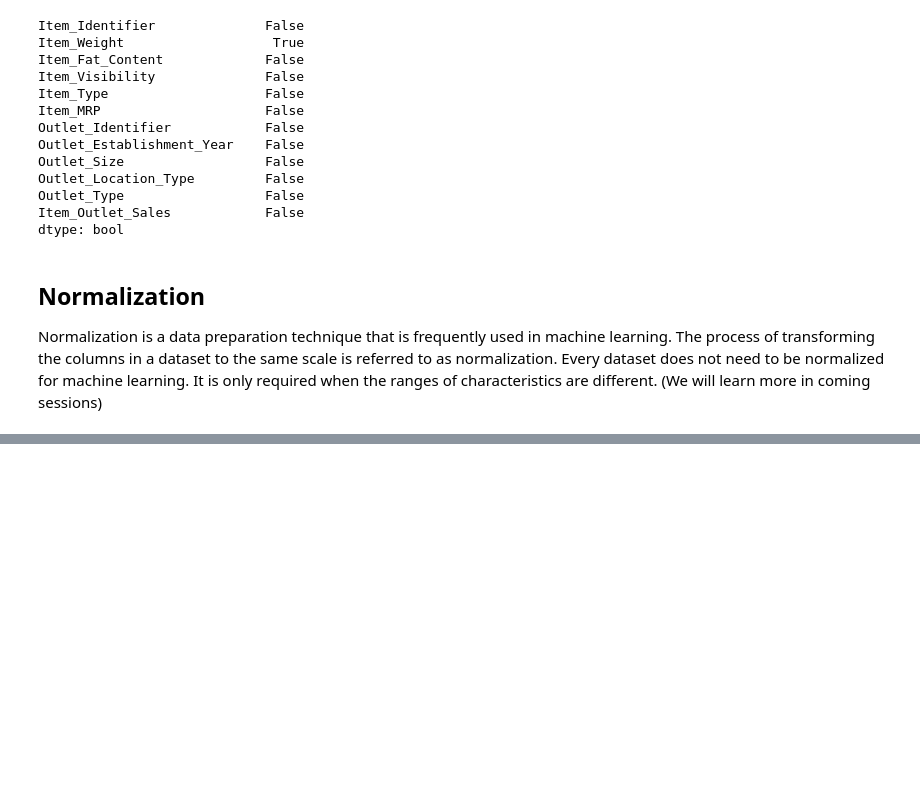
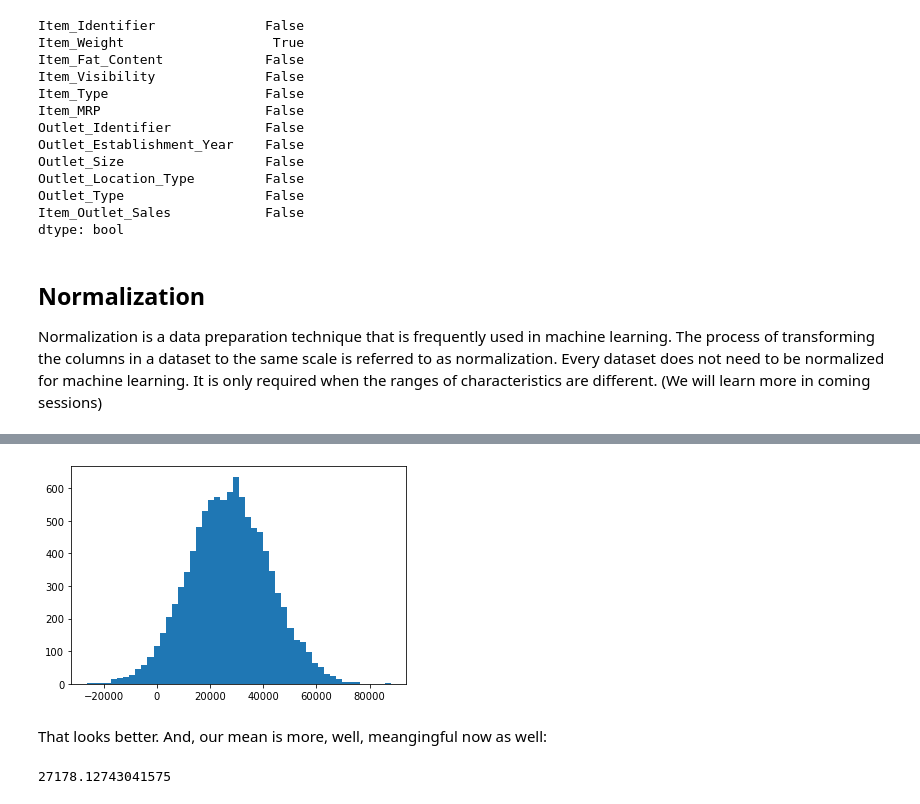
Before and after one commit to acmbpdc/ml-bootcamp-2023, a Jupyter notebook: docs/01-data-preprocessing/docs.ipynb, the cells around one changed output, grey strips where cells are left out. Cells and saved outputs as stored; diff of their text form; code cells hidden in the pictures; blank space fills up the shorter version.

```diff
--- a/docs/01-data-preprocessing/docs.ipynb
+++ b/docs/01-data-preprocessing/docs.ipynb
@@ -461,0 +471,19 @@ Normalization is a data preparation technique that is frequently used in machine
+# %%
+def reject_outliers(data):
+    u = np.median(data)
+    s = np.std(data)
+    filtered = [e for e in data if (u - 2 * s < e < u + 2 * s)]
+    return filtered
+
+filtered = reject_outliers(incomes)
+
+plt.hist(filtered, 50)
+plt.show()
+# %% [output]
+[figure, added]
+# %% [markdown]
+That looks better. And, our mean is more, well, meangingful now as well:
+# %%
+np.mean(filtered)
+# %% [output]
+27178.12743041575
```
Also changed, not shown: parts of 81 cells of this notebook, 1 other file.
